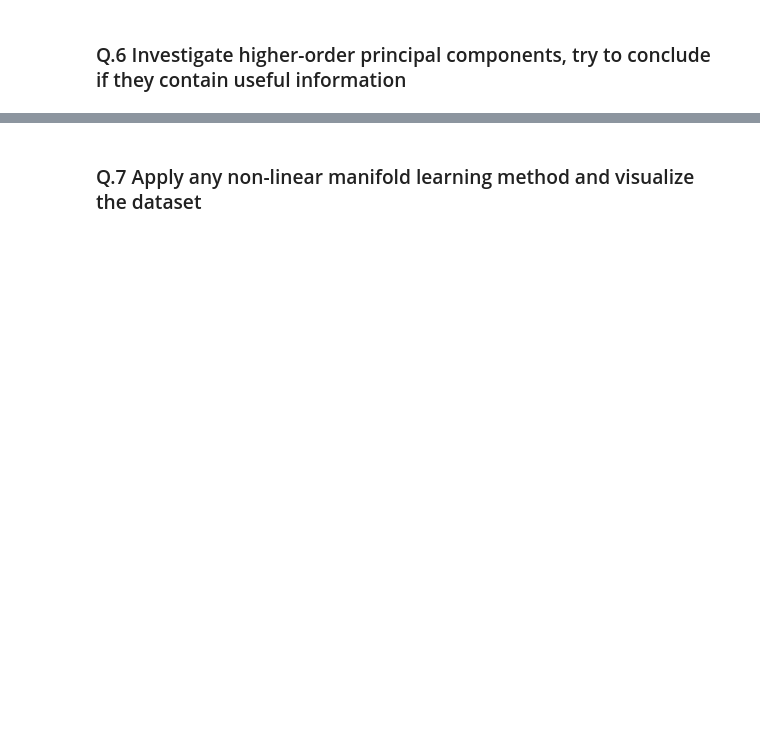
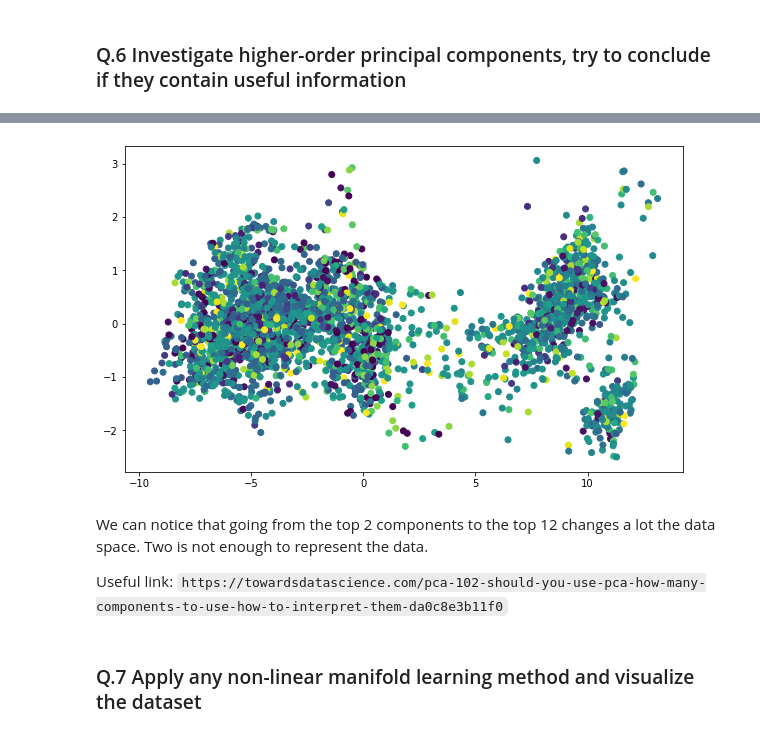
Before and after one commit to MarinaChau/IASD_classes, a Jupyter notebook: Part_2_Single_cell_dataset.ipynb, the cells around one changed output, grey strips where cells are left out. Cells and saved outputs as stored; diff of their text form; code cells hidden in the pictures; blank space fills up the shorter version.

```diff
--- a/Part_2_Single_cell_dataset.ipynb
+++ b/Part_2_Single_cell_dataset.ipynb
@@ -426,2 +426,17 @@ plt.show()
+# %%
+# with the 30 first principal components
+pca4 = PCA(n_components=30)
+pca4.fit(standardized_dataset)
+x_4d = pca4.transform(standardized_dataset)
+# %%
+plt.figure(figsize=(10,6))
+plt.scatter(x_4d[:,0], x_4d[:,25], c=cell_label_encoded)
+plt.show()
+# %% [output]
+[figure, added]
+# %% [markdown]
+We can notice that going from the top 2 components to the top 12 changes a lot the data space. Two is not enough to represent the data.
+
+Useful link: `https://towardsdatascience.com/pca-102-should-you-use-pca-how-many-components-to-use-how-to-interpret-them-da0c8e3b11f0`
 # %% [markdown]
 ### Q.7 Apply any non-linear manifold learning method and visualize the dataset
```
Also changed, not shown: parts of 15 cells of this notebook.
